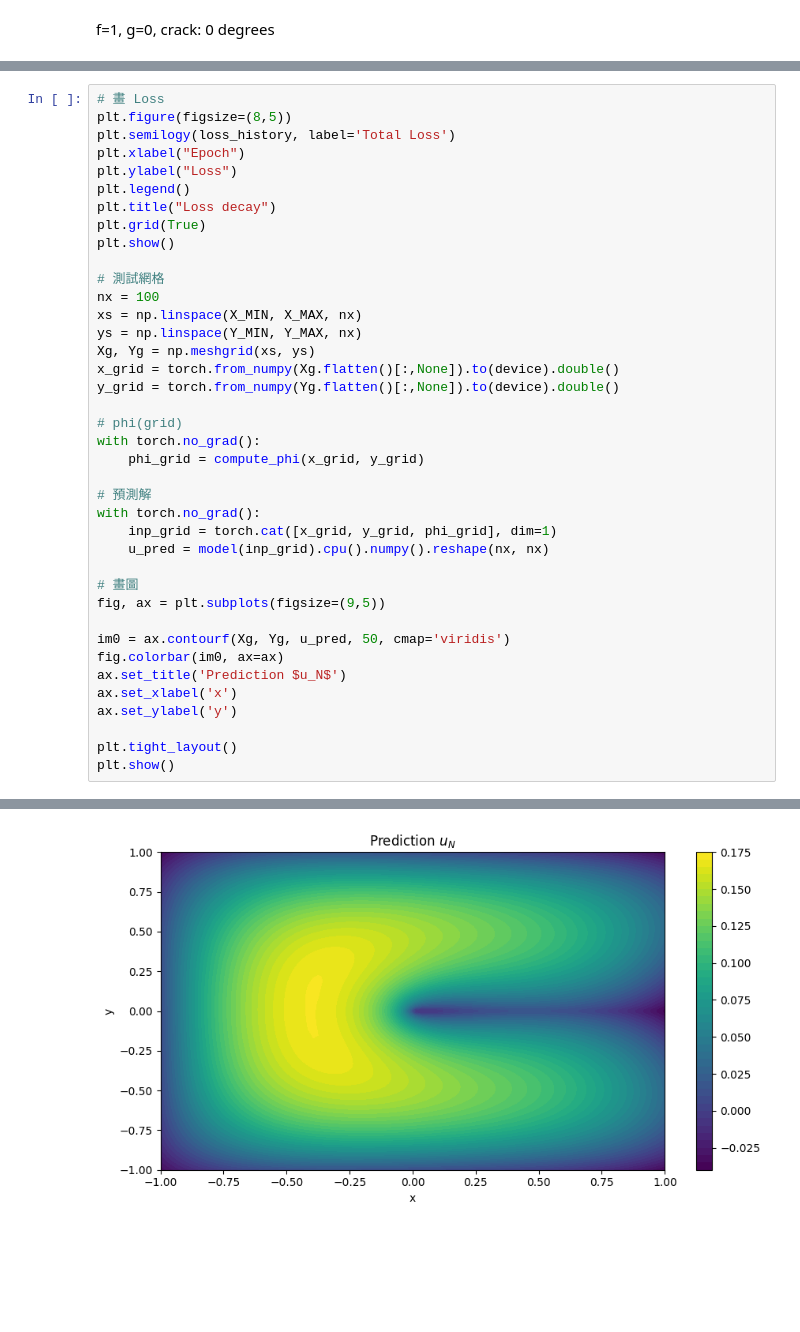
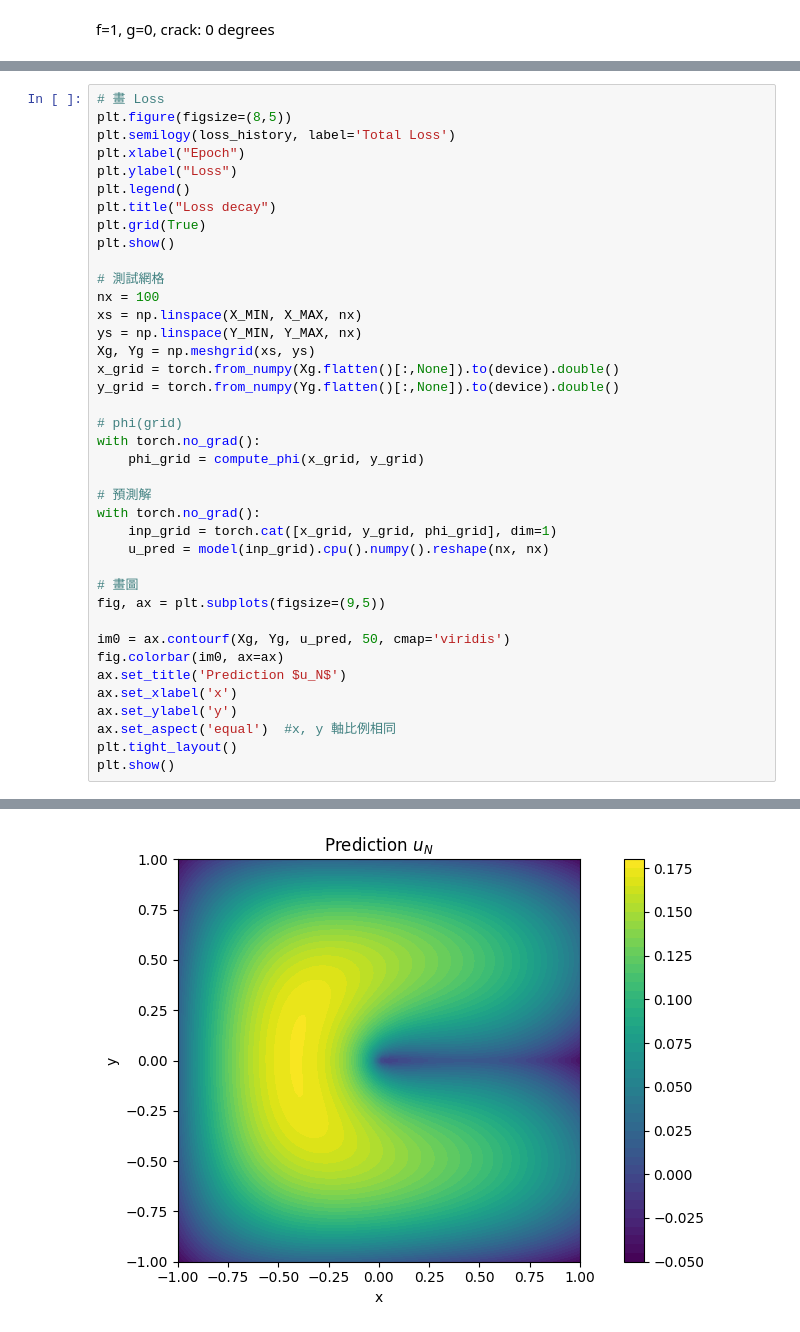
Before and after one commit to ChangEn37/PDE_PINNs, a Jupyter notebook: crack_0.ipynb, the cells around one changed output, grey strips where cells are left out. Cells and saved outputs as stored; diff of their text form; blank space fills up the shorter version.

```diff
--- a/crack_0.ipynb
+++ b/crack_0.ipynb
@@ -243,7 +243,7 @@ fig.colorbar(im0, ax=ax)
 ax.set_title('Prediction $u_N$')
 ax.set_xlabel('x')
 ax.set_ylabel('y')
-
+ax.set_aspect('equal')  #x, y 軸比例相同
 plt.tight_layout()
 plt.show()
 # %% [output]
@@ -251 +251 @@ plt.show()
-[figure, old version]
+[figure, new version]
```
Also changed, not shown: parts of 2 cells of this notebook.
